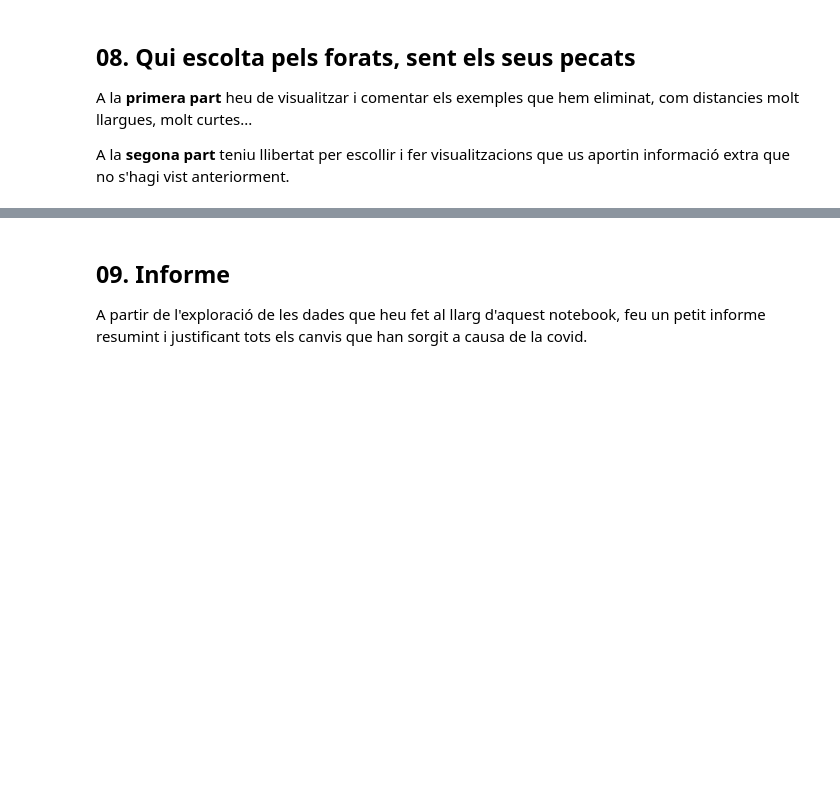
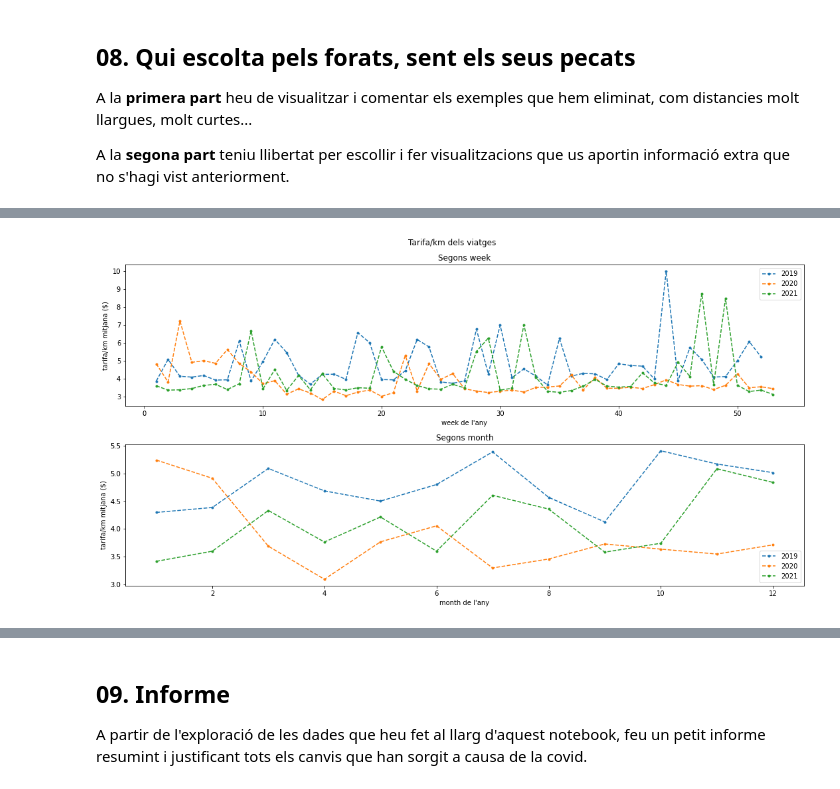
Before and after one commit to pbaldisa/TNUIP, a Jupyter notebook: AssignmentCode.ipynb, the cells around one changed output, grey strips where cells are left out. Cells and saved outputs as stored; diff of their text form; code cells hidden in the pictures; blank space fills up the shorter version.

```diff
--- a/AssignmentCode.ipynb
+++ b/AssignmentCode.ipynb
@@ -1241,0 +1215,26 @@ En aquest apartat, volem respondre si el fet de reduir el nombre de viatges que
+# %%
+def visualize_price_per_period(df, column_data, period, ylabel, title):
+    """
+    Funció que visualitza la tarifa / preu dels trajectes per km de recorregut en un temps a determinar
+    """
+    #Crea els axis i la figura, i posa el títol
+    fig, ax = plt.subplots(len(period), 1, figsize=(15,8)) #2 columnes: una per pickup i l'altra per dropoff
+    fig.suptitle(title)
+
+    #Per cada columna (3 iteracions) mostra un gràfic del nombre de viatges
+    for i in range(len(period)):
+        #Crea una taula on calcula la tarifa/preu per km mitjana dels viatges segons l'any i l'hora de pickup
+        #Mostra el gràfic de línia amb l'estil desitjat a l'axis corresponent
+        df.groupby([period[i], 'year'])[column_data].mean().to_frame().unstack().plot(kind='line', ax=ax[i], style='.--')
+
+        #Estableix la llegenda i les etiquetes dels eixos
+        ax[i].legend(YEARS)
+        p = period[i].split('_')[-1]
+        ax[i].set(xlabel=f"{p} de l'any", ylabel=ylabel, title=f"Segons {p}")
+        #ax[i].set
+    plt.tight_layout()
+# %%
+visualize_price_per_period(df, 'fare_km', period = ['pickup_week', 'pickup_month'],
+                    ylabel = 'tarifa/km mitjana ($)', title = 'Tarifa/km dels viatges')
+# %% [output]
+[figure, added]
```
Also changed, not shown: parts of 66 cells of this notebook.
